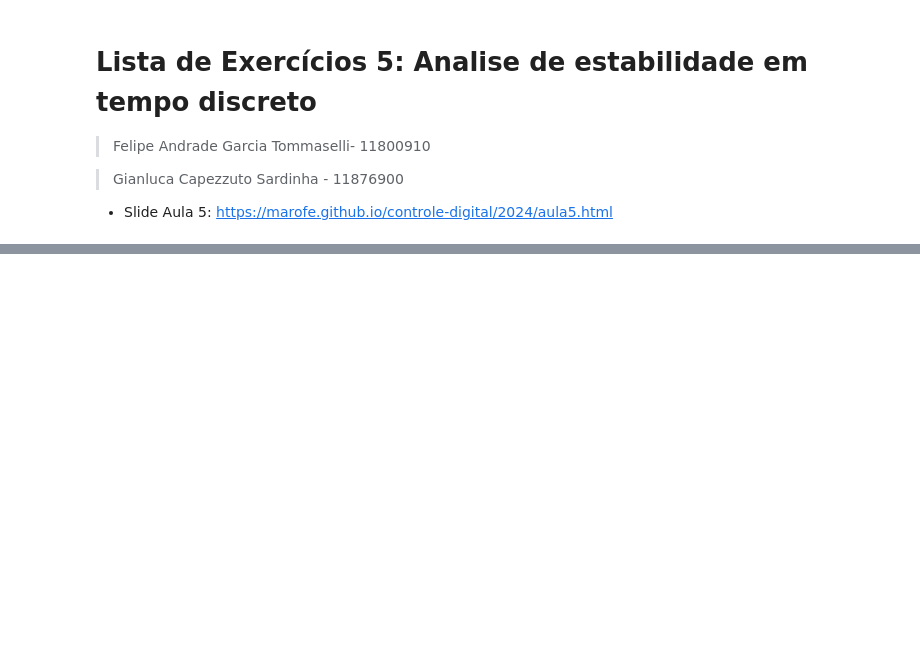
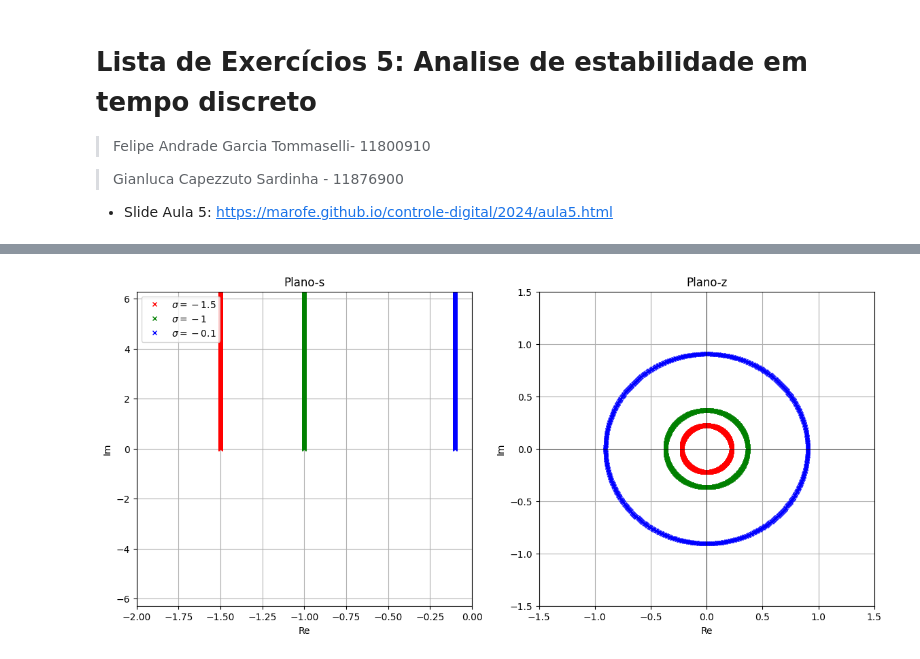
Before and after one commit to SKaiquelima/advanced-control, a Jupyter notebook: DigitalCtrl/Class5/exec5.ipynb, the cells around one changed output, grey strips where cells are left out. Saved outputs shown, nothing was run; the diff lists cells and outputs as text; code cells hidden in the pictures; blank space fills up the shorter version.

```diff
--- a/DigitalCtrl/Class5/exec5.ipynb
+++ b/DigitalCtrl/Class5/exec5.ipynb
@@ -480,0 +53,43 @@ Onde \( a_1 \) e \( b_1 \) são obtidos a partir da discretização da função
+# %%
+# Sampling time
+T = 1
+
+# Sigma values
+sigmas = [-1.5, -1.0, -0.1]
+colors = ['red', 'green', 'blue']
+labels = [r'$\sigma = -1.5$', r'$\sigma = -1$', r'$\sigma = -0.1$']
+
+fig, axs = plt.subplots(1, 2, figsize=(14, 6))
+
+for idx, sigma in enumerate(sigmas):
+    # Frequency values
+    wn = np.arange(0, 2*np.pi, 0.01)
+
+    # Calculating s and z values
+    s = sigma + 1j * wn
+    z = np.exp(s * T)
+
+    axs[0].plot(np.real(s), np.imag(s), marker='x', linestyle='None',
+                color=colors[idx], markersize=4, label=labels[idx])
+
+    axs[1].plot(np.real(z), np.imag(z), marker='x', linestyle='None',
+                color=colors[idx], markersize=4)
+
+axs[0].set_title('Plano-s')
+axs[0].set_xlabel('Re')
+axs[0].set_ylabel('Im')
+axs[0].set_xlim([-2, 0])
+axs[0].set_ylim([-2*np.pi, 2*np.pi])
+axs[0].legend()
+axs[0].grid(True)
+
+axs[1].set_title('Plano-z')
+axs[1].set_xlabel('Re')
+axs[1].set_ylabel('Im')
+axs[1].set_xlim([-1.5, 1.5])
+axs[1].set_ylim([-1.5, 1.5])
+axs[1].axhline(0, color='black', linewidth=0.5)
+axs[1].axvline(0, color='black', linewidth=0.5)
+axs[1].grid(True)
+# %% [output]
+[figure, added]
```
Also changed, not shown: parts of 36 cells of this notebook.
